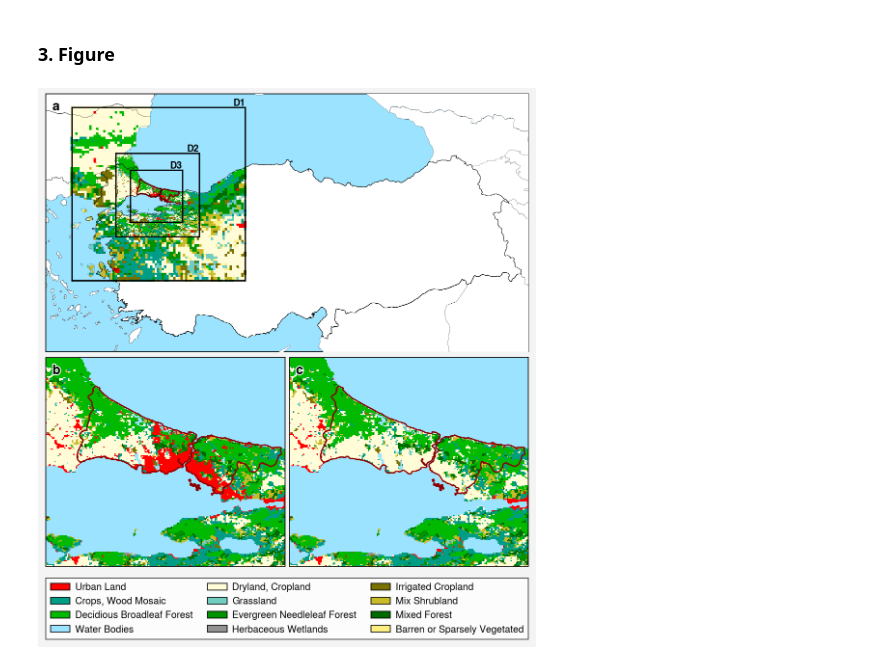
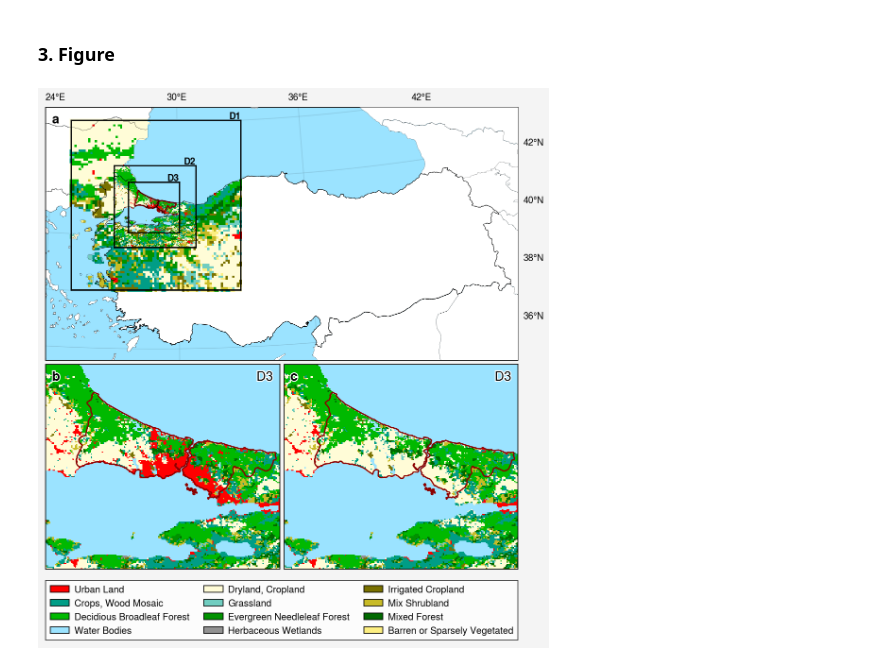
Before and after one commit to donmezkutay/Urban-Precipitation-Article-Istanbul, a Jupyter notebook: domain_landuse.ipynb, the cells around one changed output. Cells and saved outputs as stored; diff of their text form; code cells hidden in the pictures.

Commit message:
#update domain figure with lat, lon info

```diff
--- a/domain_landuse.ipynb
+++ b/domain_landuse.ipynb
@@ -129,7 +136,7 @@ fig, axs = proplot.subplots(fig_array,
                             proj=[lcc, lcc, lcc],
                             hratios=tuple(np.ones(len(fig_array), dtype=int)),
                             includepanels=True,
-                            hspace=-1.55,
+                            hspace=-1.65,
                             wspace=0.36,
                             sharey=0)
 
@@ -142,8 +149,15 @@ axs.format(abcloc='ul',
 # ankara limits d01
 axs[0].format(lonlim=(24.2, 44.7),
            latlim=(35.5, 43.5),
-           longrid=False,
-           latgrid = False)
+           longrid=True,
+           latgrid = True,
+           labels = True,
+           lonlabels='t',
+           latlabels='r',
+           labelsize = 7,
+           lonlines=6,
+           latlines=2,
+           zorder = 70)
 
 # ankara limits d03
 for i in range(1, 3):
@@ -295,31 +309,35 @@ mesh = axs[1].pcolormesh(d03_luse_urban['lon'].values, d03_luse_urban['lat'].val
                       d03_luse_urban.values-0.5, norm=norm, cmap=cmap,
                       transform=cartopy.crs.PlateCarree(), zorder=0)
 
 # option c
 # lu_index in d03 (nourban)
 mesh = axs[2].pcolormesh(d03_luse_urban['lon'].values, d03_luse_urban['lat'].values,
                       d03_luse_nourban.values-0.5, norm=norm, cmap=cmap,
                       transform=cartopy.crs.PlateCarree(), zorder=0,
                     )
 
 custom_lines = []
 for i, cb_col in enumerate(cb_list):
 
     custom_lines.append(Patch(facecolor=cb_col,
                                edgecolor='k',
                                label=labels[i]))
 
 leg = fig.legend(custom_lines,
            labels=labels,
            ncols = 3,
            space = -1.1,
            loc = 'bottom',
            prop={'size': 7.31,
                  })
 
+# D3 title
+axs[1:].format(title='D3',
+              titleloc='ur')
+
 #save figure
 plt.savefig(r'pictures/domain_landuse.jpeg',
             bbox_inches='tight', optimize=True,
             progressive=True, dpi=1000)
 # %% [output]
-[figure, old version]
+[figure, new version]
```
Also changed, not shown: parts of 1 cell of this notebook, 1 other file.
